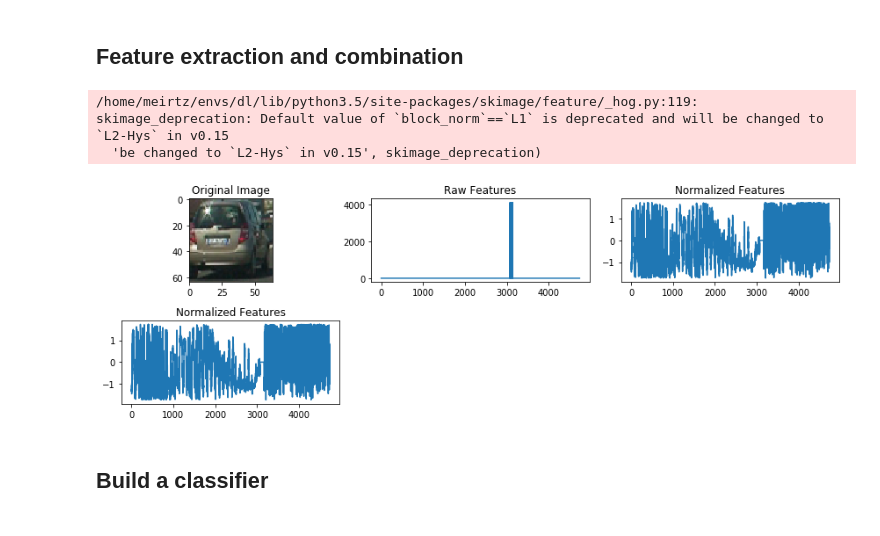
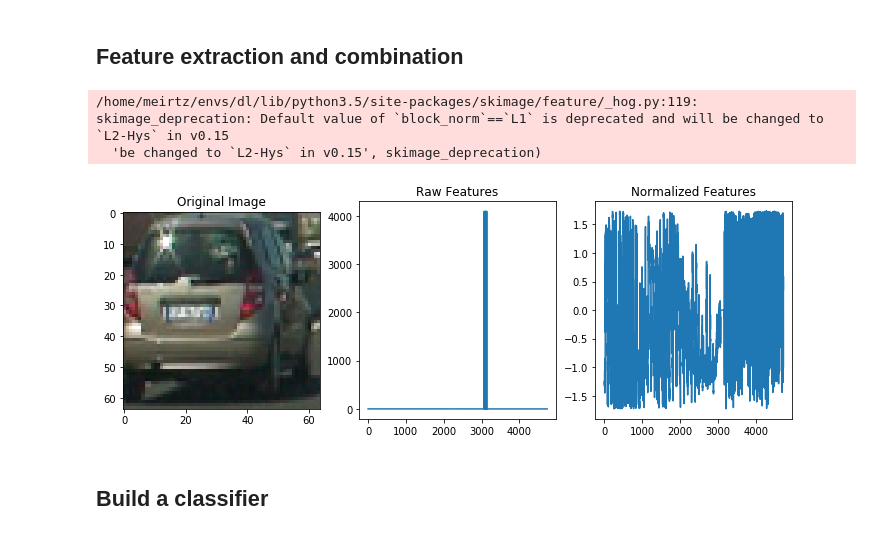
Before and after one commit to Meirtz/CarND-Vehicle-Detection, a Jupyter notebook: P5.ipynb, the cells around one changed output. Cells and saved outputs as stored; diff of their text form; code cells hidden in the pictures.

```diff
--- a/P5.ipynb
+++ b/P5.ipynb
@@ -120,43 +120,39 @@ def extract_features(imgs, cspace='RGB', spatial_size=(32, 32),
         feature_image = cv2.cvtColor(feature_image, cv2.COLOR_RGB2GRAY)
         hog_features = get_hog_features(feature_image, orient, pix_per_cel, cell_per_block)
         features.append(np.concatenate((spatial_features, hist_features, hog_features)))
     # Return list of feature vectors
     return features
 
-car_features = extract_features(cars[0:2], cspace='RGB', spatial_size=(32, 32),
+car_features = extract_features(cars[0:2], cspace='LUV', spatial_size=(32, 32),
                         hist_bins=32, hist_range=(0, 256))
-notcar_features = extract_features(notcars[0:2], cspace='RGB', spatial_size=(32, 32),
+notcar_features = extract_features(notcars[0:2], cspace='LUV', spatial_size=(32, 32),
                         hist_bins=32, hist_range=(0, 256))
 
 if len(car_features) > 0:
     # Create an array stack of feature vectors
     X = np.vstack((car_features, notcar_features)).astype(np.float64)
     # Fit a per-column scaler
     X_scaler = StandardScaler().fit(X)
     # Apply the scaler to X
     scaled_X = X_scaler.transform(X)
     car_ind = 1
     # Plot an example of raw and scaled features
     fig = plt.figure(figsize=(12,4))
-    plt.subplot(231)
+    plt.subplot(131)
     plt.imshow(mpimg.imread(cars[car_ind]))
     plt.title('Original Image')
-    plt.subplot(232)
+    plt.subplot(132)
     plt.plot(X[car_ind])
     plt.title('Raw Features')
-    plt.subplot(233)
+    plt.subplot(133)
     plt.plot(scaled_X[car_ind])
     plt.title('Normalized Features')
-    plt.subplot(234)
-    plt.plot(scaled_X[car_ind])
-    plt.title('Normalized Features')
-    fig.tight_layout()
 else:
     print('Your function only returns empty feature vectors...')
 # %% [output]
 /home/meirtz/envs/dl/lib/python3.5/site-packages/skimage/feature/_hog.py:119: skimage_deprecation: Default value of `block_norm`==`L1` is deprecated and will be changed to `L2-Hys` in v0.15
   'be changed to `L2-Hys` in v0.15', skimage_deprecation)
-[figure, old version]
+[figure, new version]
 # %% [markdown]
 ## Build a classifier
 # %%
```
Also changed, not shown: parts of 1 cell of this notebook.
